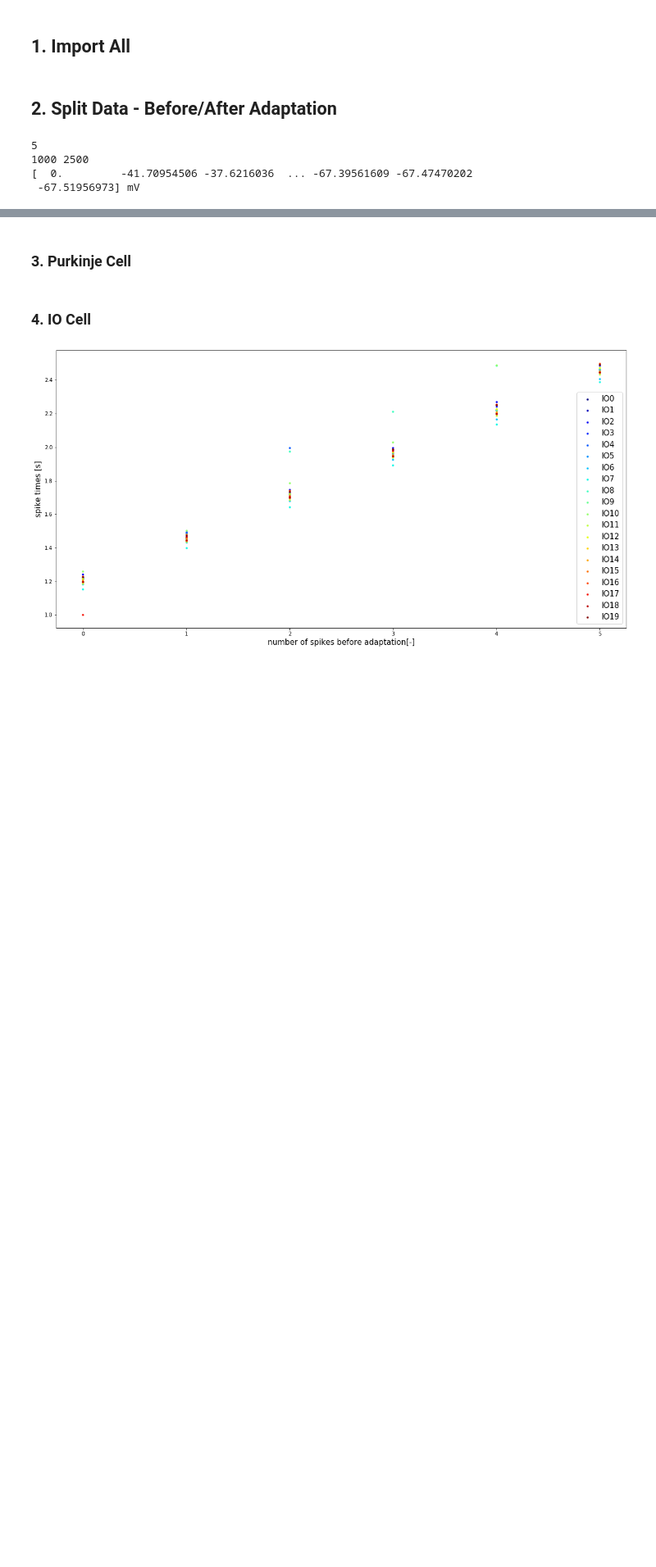
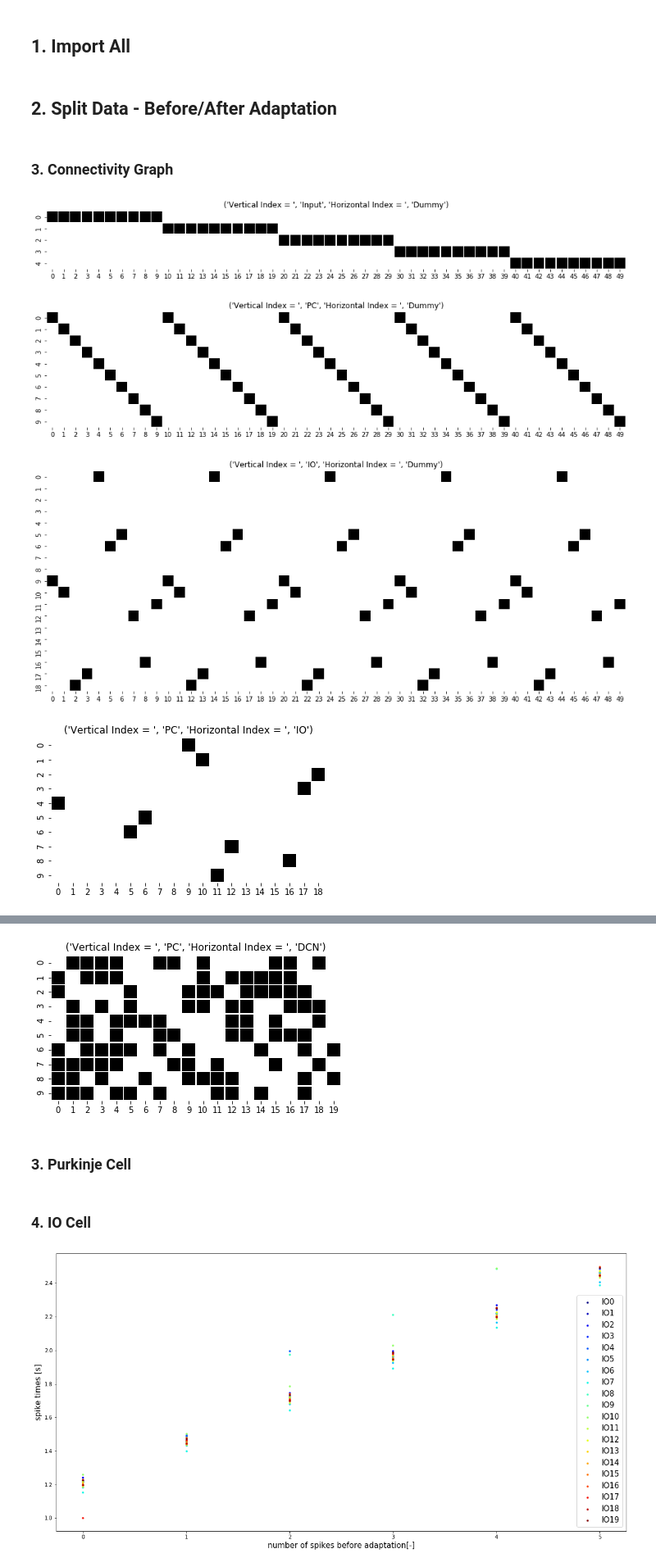
Before and after one commit to ThijsHoedemakers/OlivoCerebellarModel, a Jupyter notebook: Data_analysis.ipynb, the cells around one changed output, grey strips where cells are left out. Shown at 82% size. Cells and saved outputs as stored; diff of their text form; code cells hidden in the pictures; blank space fills up the shorter version.

Commit message:
add connectivity plot& fft of traces

```diff
--- a/Data_analysis.ipynb
+++ b/Data_analysis.ipynb
@@ -79,16 +72,14 @@ start = 1000 # remove first second of data due to transient
 t_beforeAdaptation = int(len(Input['I'][1])/2)
 
 
-#int(len(Input['Input']['I'][0][0][0])/2) # halfway the simulation
 nrInputs=Input['I'].shape[0] # number of inputs
-print(nrInputs)
+
 nrPC = VoltCell['PC'].shape[0]
 nrDCN = VoltCell['DCN'].shape[0]
 nrIO = VoltCell['IOsoma'].shape[0]
 nrDummy = nrPC*nrInputs
 lengthSim =VoltCell['PC'].shape[1]
-print(start,t_beforeAdaptation)
-BeforeAdaptation = {}
+
 # Input to the system
 Input = Slicing(Input, t_start=start)
 Input_BA = Slicing(Input, t_start=start, t_end=t_beforeAdaptation)
@@ -98,21 +89,51 @@ Input_AA = Slicing(Input, t_start=t_beforeAdaptation)
 VoltCell_ = Slicing(VoltCell, t_start=start)
 VoltCell_BA = Slicing(VoltCell, t_start=start, t_end=t_beforeAdaptation)
 VoltCell_AA = Slicing(VoltCell, t_start=t_beforeAdaptation)
-print(VoltCell['IOsoma'][1])
+
 for k in range(0,nrIO):
-    #IOnr = 'IO'+str(k)
     findspikes, _ = find_peaks(VoltCell['IOsoma'][k], height=0.0, distance = 10)
     findspikes = findspikes/1000
     SpikeTimes['IO'][k]=findspikes
+
 # Slicing spike times
 SpikeTimes_BA = SlicingSpikes(SpikeTimes, t_start=start/1e3, t_end=t_beforeAdaptation/1e3)
 SpikeTimes_AA = SlicingSpikes(SpikeTimes, t_start=t_beforeAdaptation/1e3)
-#findspikes, _ = find_peaks(VoltCell['VoltCell']['IOsoma'][0][0][p], height=0.0, distance = 10)
-#findspikes = findspikes/1000
-#print(SpikeTimes_BA['IO'][9])
-#print('io spike time[ms]',SpikeTimes_BA['IO'][4])
-# %% [output]
-5
-1000 2500
-[  0.         -41.70954506 -37.6216036  ... -67.39561609 -67.47470202
- -67.51956973] mV
+# %% [markdown]
+### 3. Connectivity Graph
+# %%
+# Connection Graphs
+
+# Input - Dummy
+i_ind = [0, 0, 0, 0, 0, 0, 0, 0, 0, 0, 1, 1, 1, 1, 1, 1, 1, 1, 1, 1, 2, 2, 2, 2, 2, 2, 2, 2, 2, 2, 3, 3, 3, 3, 3, 3, 3, 3, 3, 3, 4, 4, 4, 4, 4, 4, 4, 4, 4, 4]
+j_ind = np.arange(nrDummy)
+Connectivity(i_ind,j_ind,'Input','Dummy')
+
+# Dummy-PC
+i_dPC = np.arange(nrInputs*nrPC)
+j_dPC = [0, 1, 2, 3, 4, 5, 6, 7, 8, 9, 0, 1, 2, 3, 4, 5, 6, 7, 8, 9, 0, 1, 2, 3, 4, 5, 6, 7, 8, 9, 0, 1, 2, 3, 4, 5, 6, 7, 8, 9, 0, 1, 2, 3, 4, 5, 6, 7, 8, 9]
+Connectivity(j_dPC,i_dPC,'PC','Dummy')
+# IO - dummy
+i_IOd = [9, 10, 18, 17, 0, 6, 5, 12, 16, 11, 9, 10, 18, 17, 0, 6, 5, 12, 16, 11, 9, 10, 18, 17, 0, 6, 5, 12, 16, 11, 9, 10, 18, 17, 0, 6, 5, 12, 16, 11, 9, 10, 18, 17, 0, 6, 5, 12, 16, 11]
+j_IOd=np.arange(nrInputs*nrPC)
+Connectivity(i_IOd,j_IOd,'IO','Dummy')
+# IO - PC
+i_IOPC = [9,10, 18, 17, 0, 6, 5, 12, 16, 11]
+j_IOPC = [0, 1, 2, 3, 4, 5, 6, 7, 8, 9]
+Connectivity(j_IOPC,i_IOPC,'PC','IO')
+# DCN - IO
+i_DCNIO = [0, 0 ,0, 0 ,0,0 ,0, 0,0,0,1,1,1,1,1,1,1,1,1,1,2,2,2,2,2,2,2,2,2,2,3,3,3,3,3,3,3,3,3,3,4,4,4,4,4,4,4,4,4,4,5,5,5,5,5,5,5,5,5,5,6,6,6,6,6,6,6,6,6,6,7,7,7,7,7,7,7,7,7,7,8,8,8,8,8,8,8,8,8,8,9,9,9,9,9,9,9,9,9,9 ,10 ,10 ,10 ,10 ,10 ,10 ,10 ,10 ,10 ,10 ,11 ,11 ,11 ,11 ,11 ,11 ,11 ,11 ,11 ,11 ,12 ,12 ,12 ,12 ,12 ,12 ,12 ,12 ,12 ,12 ,13 ,13 ,13 ,13 ,13 ,13 ,13 ,13 ,13 ,13 ,14 ,14 ,14 ,14,14 ,14 ,14 ,14 ,14 ,14 ,15 ,15 ,15 ,15 ,15 ,15 ,15 ,15 ,15 ,15 ,16 ,16 ,16 ,16 ,16 ,16 ,16 ,16 ,16 ,16 ,17 ,17 ,17 ,17 ,17 ,17 ,17 ,17 ,17 ,17 ,18 ,18 ,18 ,18 ,18 ,18 ,18 ,18 ,18 ,18 ,19 ,19,19 ,19 ,19 ,19 ,19 ,19 ,19 ,19]
+j_DCNIO = [5 ,7, 10, 15 ,4 ,6 ,9 ,3 ,1, 11 ,8 ,4 ,11, 17, 14 ,9 ,3 ,2 ,0, 15 ,0 ,3 ,7 ,2 ,9 ,10, 19, 17 ,4 ,14 ,2 ,8, 16 ,3 ,5, 19, 12 ,0, 18, 17, 12 ,9 ,6, 10, 13 ,3 ,4 ,2, 15, 18 ,2, 14, 19, 18, 16, 17 ,5 ,8 ,4 ,9, 14 ,6 ,8, 16, 12, 19 ,4 ,5 ,0 ,3, 16 ,9,13 ,1, 17 ,0 ,8, 14 ,7, 10, 10 ,6, 13 ,1 ,4, 18 ,8, 12, 17 ,0 ,7, 11 ,3 ,1 ,9, 10,6, 17, 13, 18 ,8, 16 ,7 ,1 ,6, 12, 10, 19, 15 ,4, 12 ,2 ,4 ,1, 19, 13, 17, 16 ,8 ,9, 12 ,4 ,3 ,1 ,0 ,8 ,2, 11, 14, 13, 10, 17, 12, 13, 16, 11 ,4 ,2 ,8 ,5, 15, 17, 13, 19, 14 ,1 ,4, 16 ,6 ,3 ,5, 16 ,0, 19 ,2 ,9, 18 ,6 ,4 ,1, 10 ,8, 15 ,3 ,0 ,1 ,4, 13, 19 ,7 ,3 ,9, 14, 18, 16, 17 ,5, 19, 11, 10, 11 ,6, 15, 10 ,5, 12, 17 ,4 ,8, 16, 14 ,8,
+ 10, 15, 4, 11 ,2 ,7 ,5, 18]
+Connectivity(i_DCNIO,j_DCNIO,'DCN','IO')
+
+# PC - DCN
+i_PCDCN = [0 ,0 ,0 ,0 ,0 ,0 ,0 ,0 ,0 ,0 ,1 ,1 ,1 ,1 ,1 ,1 ,1 ,1 ,1 ,1 ,2 ,2 ,2 ,2 ,2 ,2 ,2 ,2 ,2 ,2 ,3 ,3 ,3 ,3 ,3 ,3 ,3
+ ,3 ,3 ,3 ,4 ,4 ,4 ,4 ,4 ,4 ,4 ,4 ,4 ,4 ,5 ,5 ,5 ,5 ,5 ,5 ,5 ,5 ,5 ,5 ,6 ,6 ,6 ,6 ,6 ,6 ,6 ,6 ,6 ,6 ,7 ,7 ,7 ,7
+ ,7 ,7 ,7 ,7 ,7 ,7 ,8 ,8 ,8 ,8 ,8 ,8 ,8 ,8 ,8 ,8 ,9 ,9 ,9 ,9 ,9 ,9 ,9 ,9 ,9 ,9]
+j_PCDCN = [15, 10, 18 ,3 ,8 ,7 ,1 ,4, 16 ,2 ,4, 14, 12, 10 ,2, 13 ,3 ,0, 15, 16 ,5 ,9 ,0, 13,14, 11, 15, 17, 16, 10, 16 ,1, 13, 17 ,9 ,3 ,5, 10, 12, 18 ,4, 12, 18 ,2 ,5, 13, 15 ,7 ,1 ,6 ,8, 16, 17 ,1, 13, 12, 15 ,7 ,4 ,2, 17 ,0, 14 ,7 ,3, 19 ,4 ,9 ,5 ,2, 18 ,4 ,0, 11, 15 ,3 ,9 ,1 ,8 ,2 ,19 ,1 ,11, 10 ,6 ,0 ,9, 17, 12 ,3 ,7, 11, 17 ,1 ,2, 14,5 ,4, 12 ,0]
+Connectivity(i_PCDCN,j_PCDCN,'PC','DCN')
+# %% [output]
+[figure, added]
+[figure, added]
+[figure, added]
+[figure, added]
@@ -119,3 +141,4 @@ SpikeTimes_AA = SlicingSpikes(SpikeTimes, t_start=t_beforeAdaptation/1e3)
+[figure, added]
 # %% [markdown]
 ### 3. Purkinje Cell
 # %%
```
Also changed, not shown: parts of 6 cells of this notebook, 1 other file.
